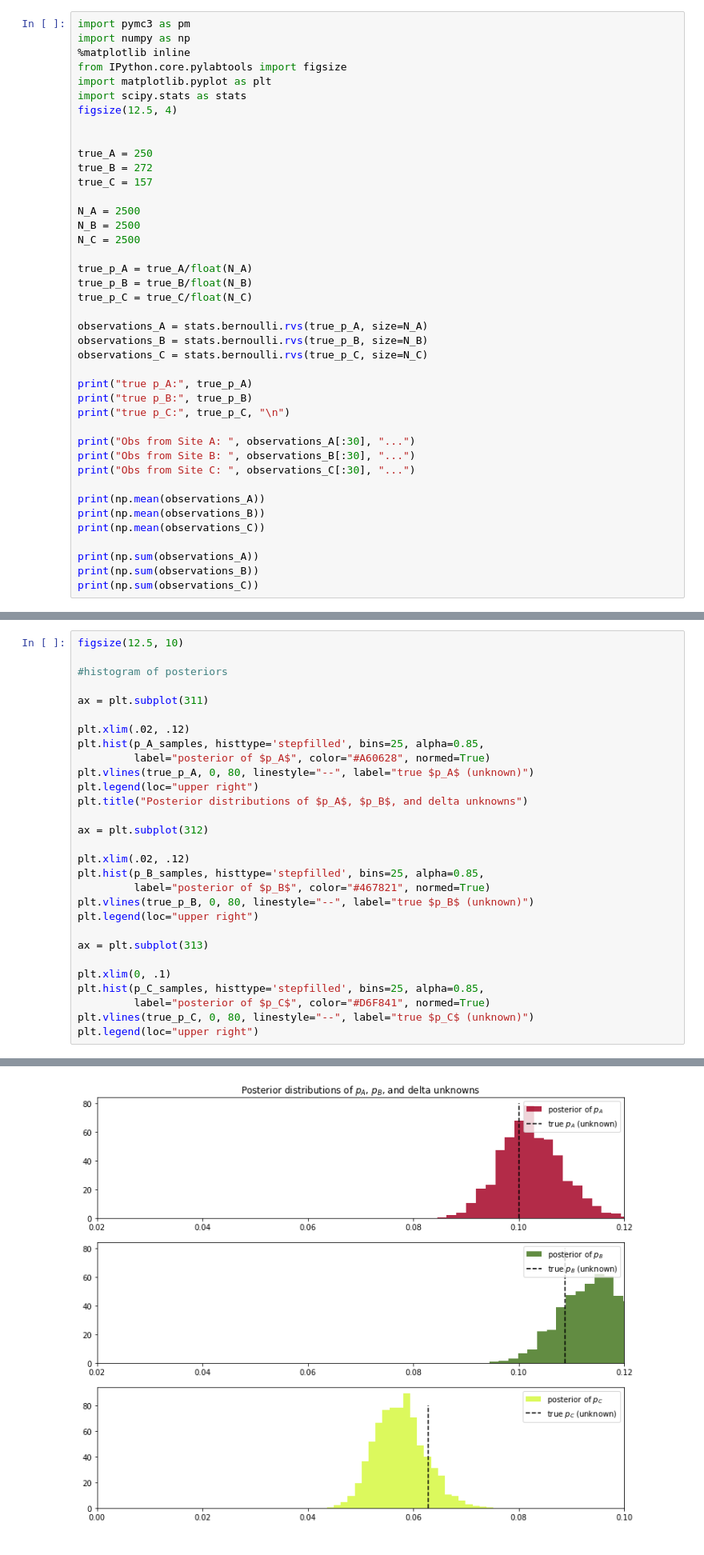
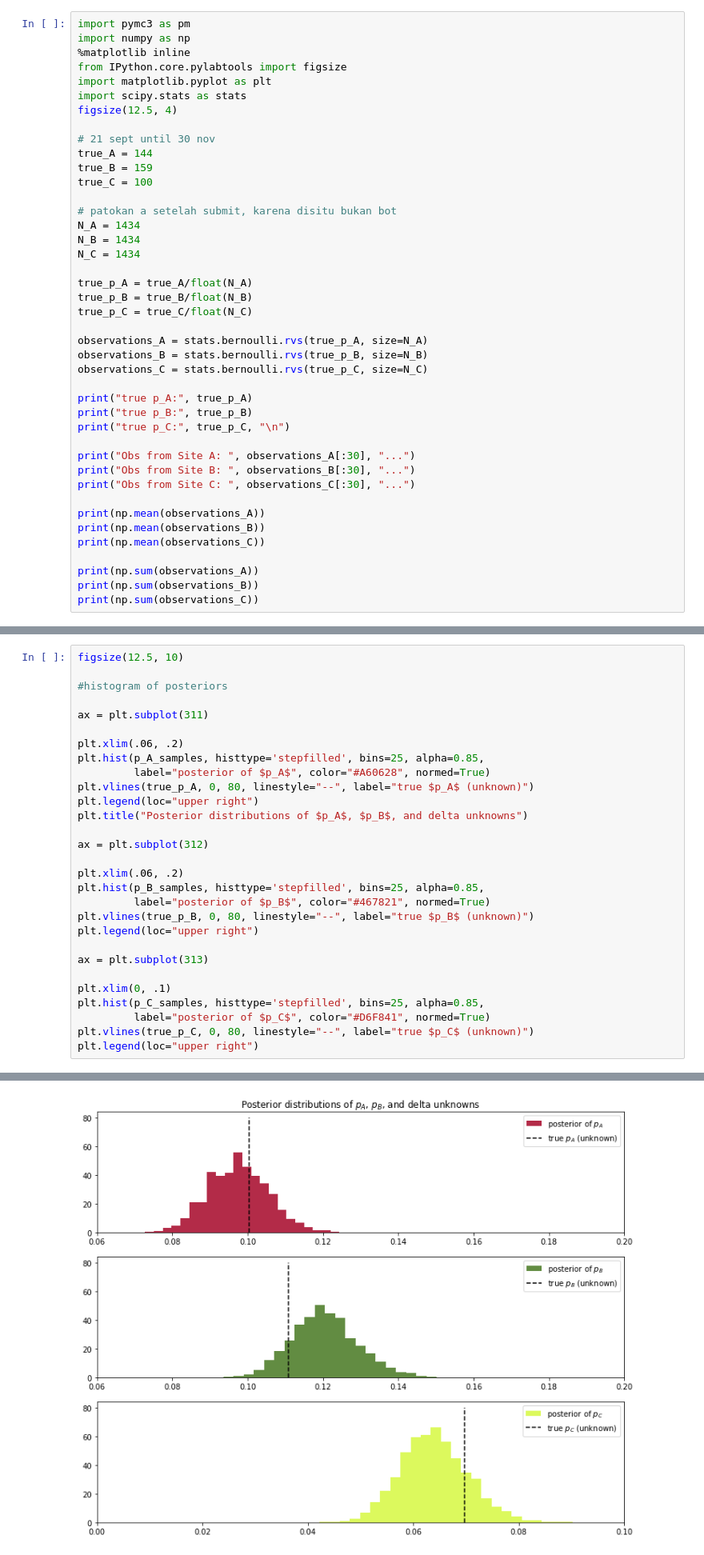
Before and after one commit to alviandk/thesis, a Jupyter notebook: thesis.ipynb, the cells around one changed output, grey strips where cells are left out. Shown: that part at 80% size. Saved outputs shown, nothing was run; the diff lists cells and outputs as text.

```diff
--- a/thesis.ipynb
+++ b/thesis.ipynb
@@ -9,14 +9,15 @@ import matplotlib.pyplot as plt
 import scipy.stats as stats
 figsize(12.5, 4)
 
+# 21 sept until 30 nov
+true_A = 144
+true_B = 159
+true_C = 100
 
-true_A = 250
-true_B = 272
-true_C = 157
-
-N_A = 2500
-N_B = 2500
-N_C = 2500
+# patokan a setelah submit, karena disitu bukan bot
+N_A = 1434
+N_B = 1434
+N_C = 1434
 
 true_p_A = true_A/float(N_A)
 true_p_B = true_B/float(N_B)
@@ -108,35 +110,35 @@ print(delta_B_C_samples)
 # %%
 figsize(12.5, 10)
 
 #histogram of posteriors
 
 ax = plt.subplot(311)
 
-plt.xlim(.02, .12)
+plt.xlim(.06, .2)
 plt.hist(p_A_samples, histtype='stepfilled', bins=25, alpha=0.85,
          label="posterior of $p_A$", color="#A60628", normed=True)
 plt.vlines(true_p_A, 0, 80, linestyle="--", label="true $p_A$ (unknown)")
 plt.legend(loc="upper right")
 plt.title("Posterior distributions of $p_A$, $p_B$, and delta unknowns")
 
 ax = plt.subplot(312)
 
-plt.xlim(.02, .12)
+plt.xlim(.06, .2)
 plt.hist(p_B_samples, histtype='stepfilled', bins=25, alpha=0.85,
          label="posterior of $p_B$", color="#467821", normed=True)
 plt.vlines(true_p_B, 0, 80, linestyle="--", label="true $p_B$ (unknown)")
 plt.legend(loc="upper right")
 
 ax = plt.subplot(313)
 
 plt.xlim(0, .1)
 plt.hist(p_C_samples, histtype='stepfilled', bins=25, alpha=0.85,
          label="posterior of $p_C$", color="#D6F841", normed=True)
 plt.vlines(true_p_C, 0, 80, linestyle="--", label="true $p_C$ (unknown)")
 plt.legend(loc="upper right")
 # %% [output]
 <matplotlib.legend.Legend at 0x...>
-[figure, old version]
+[figure, new version]
 # %%
 ax = plt.subplot(313)
 plt.hist(delta_A_B_samples, histtype='stepfilled', bins=30, alpha=0.85,
```
Also changed, not shown: parts of 6 cells of this notebook, 20 other files.
